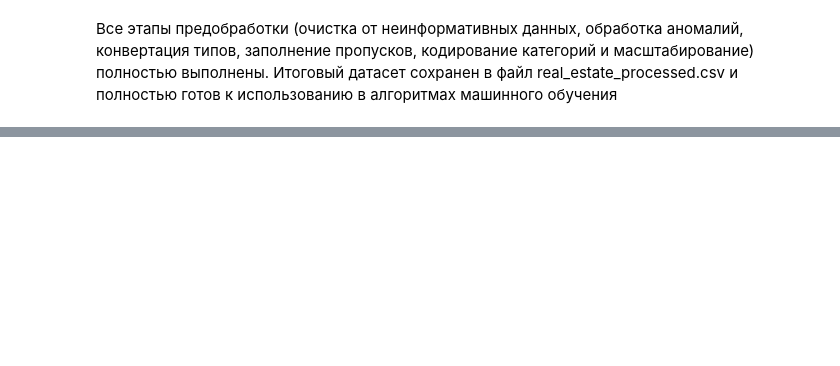
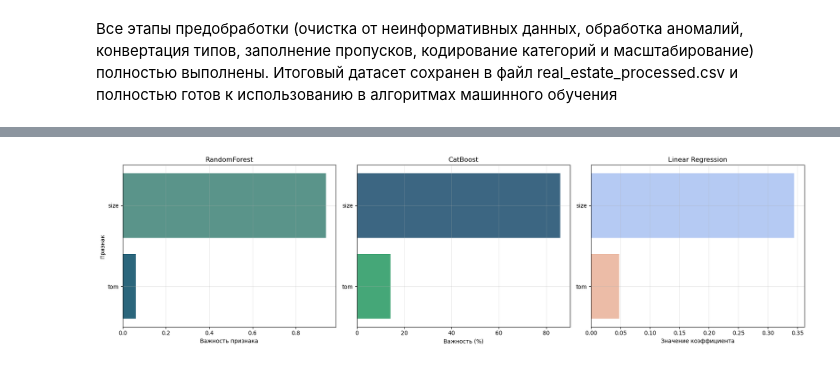
Before and after one commit to mamba578/first_work_four_kurs, a Jupyter notebook: Первая работа.ipynb, the cells around one changed output, grey strips where cells are left out. Saved outputs shown, nothing was run; the diff lists cells and outputs as text; code cells hidden in the pictures; blank space fills up the shorter version.

```diff
--- a/Первая работа.ipynb
+++ b/Первая работа.ipynb
@@ -418,0 +866,46 @@ print(f"Итоговое количество столбцов: {df_clean5.shape
+# %%
+# Важность признаков для Случайного Леса (RandomForest)
+rf_importance = pd.DataFrame({
+    'Feature': X_train.columns,
+    'Importance': best_rf_model.feature_importances_
+}).sort_values(by='Importance', ascending=False)
+# %%
+# Важность признаков для CatBoost
+cb_importance = pd.DataFrame({
+    'Feature': X_train.columns,
+    'Importance': best_cb_model.get_feature_importance()
+}).sort_values(by='Importance', ascending=False)
+# %%
+# Коэффициенты для Линейной регрессии (LinearRegression)
+lr_coefs = pd.DataFrame({
+    'Feature': X_train.columns,
+    'Coefficient': best_lr_model.coef_
+}).sort_values(by='Coefficient', key=abs, ascending=False)
+# %%
+fig, axes = plt.subplots(1, 3, figsize=(18, 5))
+
+# График RandomForest
+sns.barplot(data=rf_importance.head(10), x='Importance', y='Feature', ax=axes[0], palette='crest')
+axes[0].set_title('RandomForest')
+axes[0].set_xlabel('Важность признака')
+axes[0].set_ylabel('Признак')
+axes[0].grid(True, alpha=0.3)
+
+# График CatBoost
+sns.barplot(data=cb_importance.head(10), x='Importance', y='Feature', ax=axes[1], palette='viridis')
+axes[1].set_title('CatBoost')
+axes[1].set_xlabel('Важность (%)')
+axes[1].set_ylabel('')
+axes[1].grid(True, alpha=0.3)
+
+# График LinearRegression
+sns.barplot(data=lr_coefs.head(10), x='Coefficient', y='Feature', ax=axes[2], palette='coolwarm')
+axes[2].set_title('Linear Regression')
+axes[2].set_xlabel('Значение коэффициента')
+axes[2].set_ylabel('')
+axes[2].grid(True, alpha=0.3)
+
+plt.tight_layout()
+plt.show()
+# %% [output]
+[figure, added]
```
Also changed, not shown: parts of 87 cells of this notebook.
